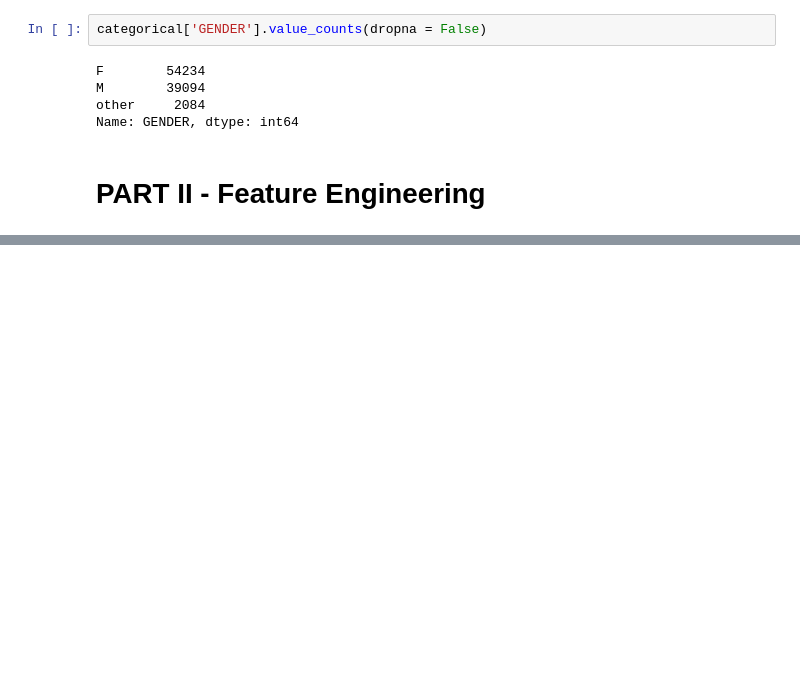
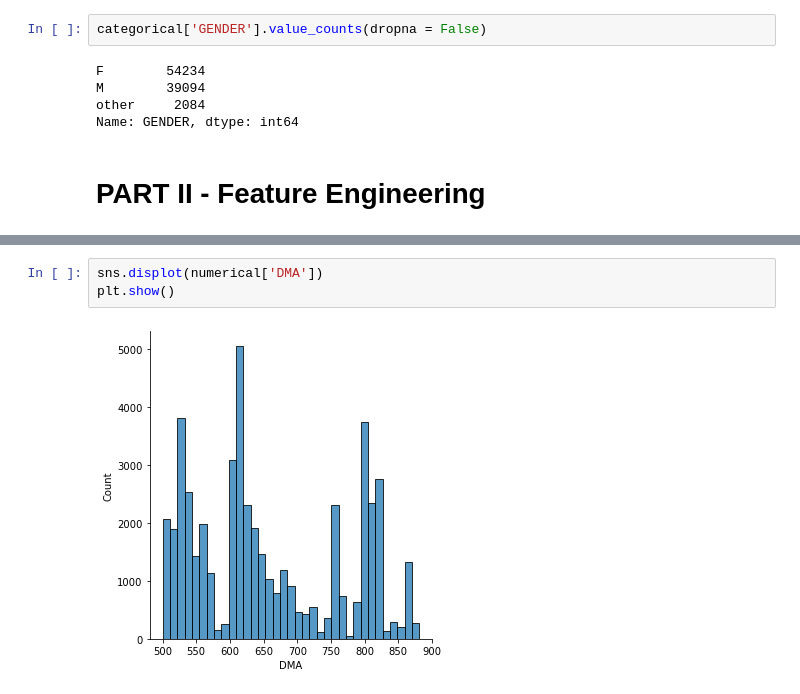
Before and after one commit to audedef/lab_feature_engineering, a Jupyter notebook: Lab_Feature_Engineering.ipynb, the cells around one changed output, grey strips where cells are left out. Drawn from its saved outputs; the diff is of its cells as text; blank space fills up the shorter version.

```diff
--- a/Lab_Feature_Engineering.ipynb
+++ b/Lab_Feature_Engineering.ipynb
@@ -308,0 +479,5 @@ Name: GENDER, dtype: int64
+# %%
+sns.displot(numerical['DMA'])
+plt.show()
+# %% [output]
+[figure, added]
```
Also changed, not shown: parts of 26 cells of this notebook.
